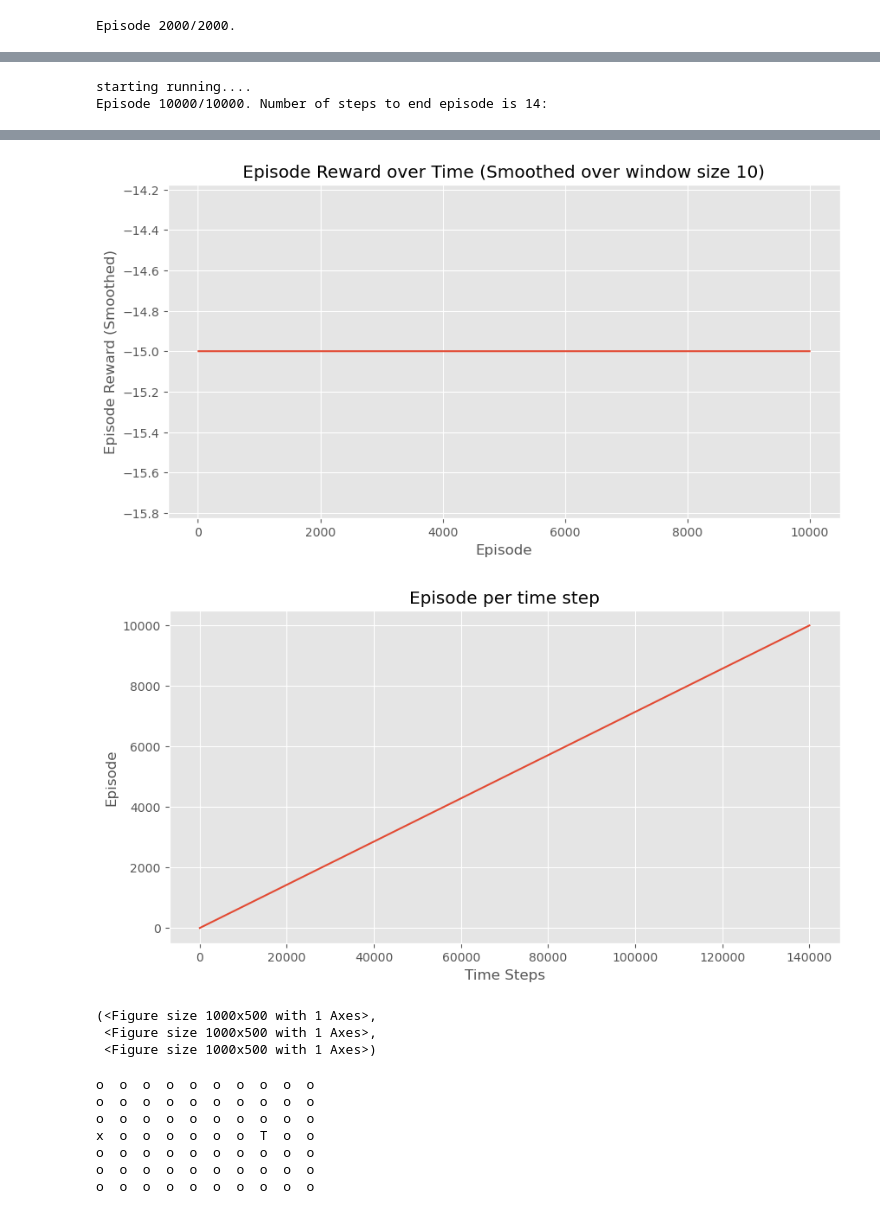
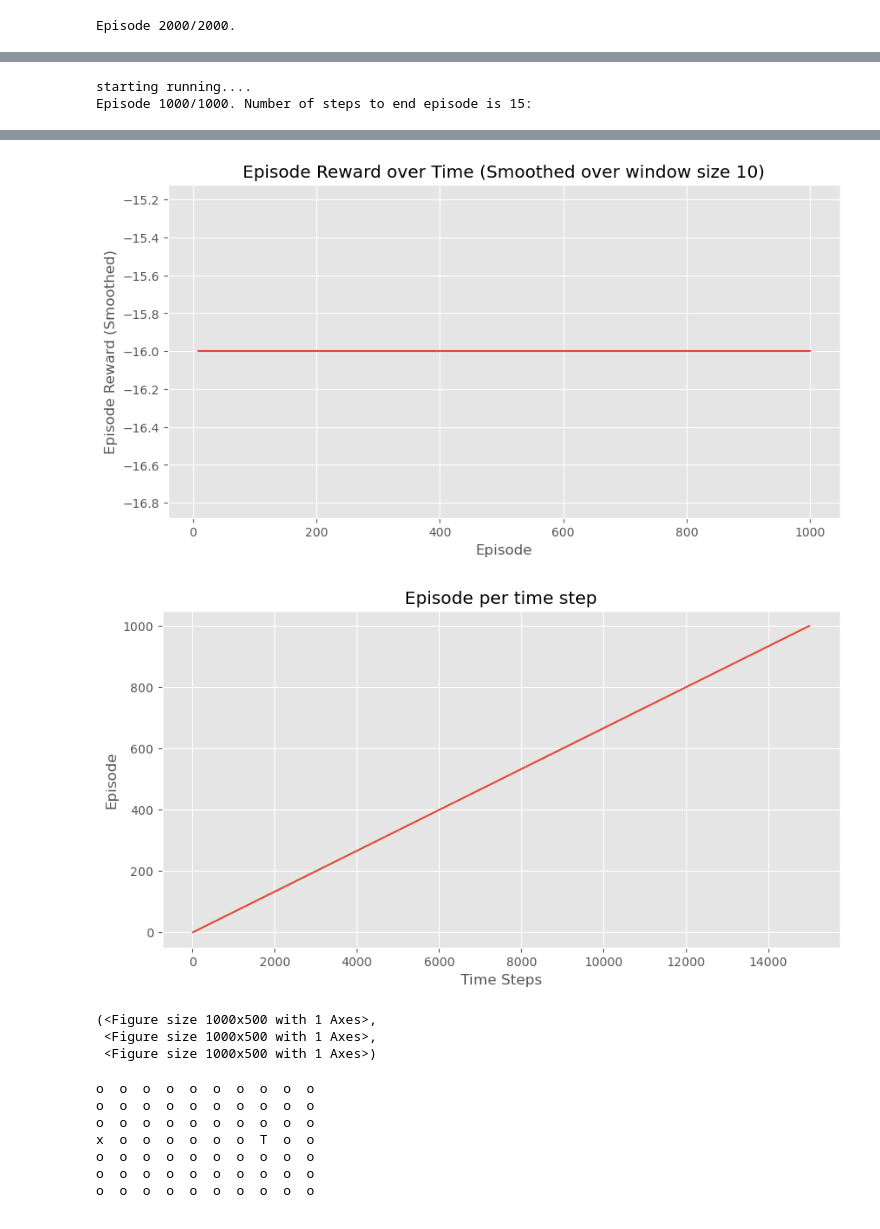
Before and after one commit to DorDorHome/reinforcement-learning, a Jupyter notebook: TD/SARSA Solution.ipynb, the cells around one changed output, grey strips where cells are left out. Saved outputs shown, nothing was run; the diff lists cells and outputs as text; code cells hidden in the pictures.

```diff
--- a/TD/SARSA Solution.ipynb
+++ b/TD/SARSA Solution.ipynb
@@ -162,6 +162,6 @@ defaultdict(<function __main__.sarsa.<locals>.<lambda>()>,
 # %%
 
-num_of_epi_to_try = 10000
+num_of_epi_to_try = 1000
 
 # keep track of all results:
 
@@ -198,4 +198,4 @@ for epi in range(num_of_epi_to_try):
 plotting.plot_episode_stats(stats_act_best)
 # %% [output]
 starting running....
-Episode 10000/10000. Number of steps to end episode is 14:
+Episode 1000/1000. Number of steps to end episode is 15:
@@ -203,5 +203,5 @@ Episode 10000/10000. Number of steps to end episode is 14:
-[figure, old version]
+[figure, new version]
-[figure, old version]
+[figure, new version]
 (<Figure size 1000x500 with 1 Axes>,
  <Figure size 1000x500 with 1 Axes>,
  <Figure size 1000x500 with 1 Axes>)
```
Also changed, not shown: parts of 3 cells of this notebook, 4 other files.
